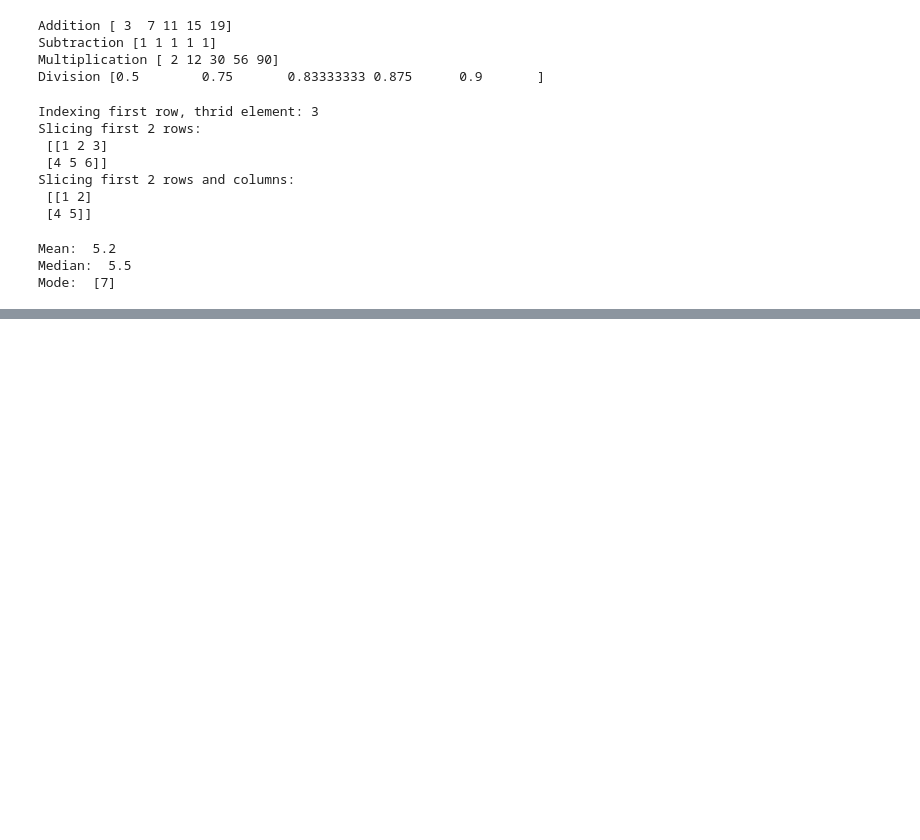
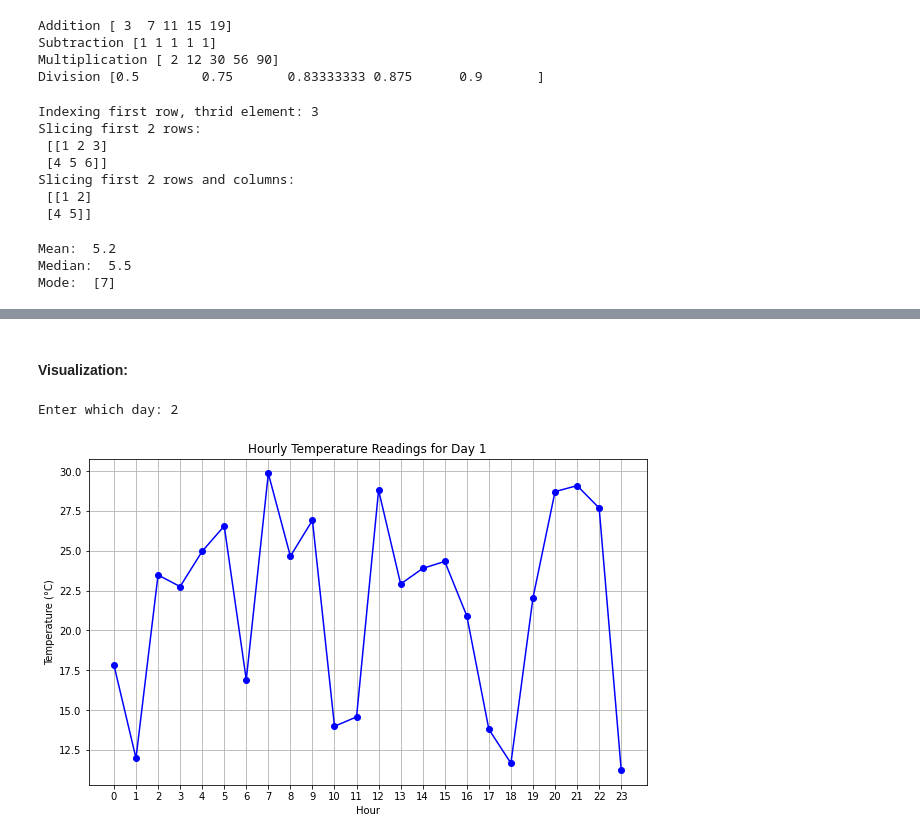
Before and after one commit to Praneesh-Sharma/uni-sem-6, a Jupyter notebook: TTL/Feb-2.ipynb, the cells around one changed output, grey strips where cells are left out. Drawn from its saved outputs; the diff is of its cells as text; code cells hidden in the pictures; blank space fills up the shorter version.

```diff
--- a/TTL/Feb-2.ipynb
+++ b/TTL/Feb-2.ipynb
@@ -73,0 +87,4 @@ Reshaped array:
+# %%
+#Create a NumPy array with randomly generated hourly temperature readings for a week (168 data points).
+#The temperature readings can vary between 10°C and 30°C.
+data = np.random.uniform(10,30,168)
@@ -73,0 +106,18 @@ Reshaped array:
+# %%
+#Reshape the temperature array into a 2D array, where each row represents a day and each column represents an hour.
+data = data.reshape(7,24)
+
+#Calculate the mean temperature for each day.
+print("Mean temperatures:", np.mean(data, axis=1))
+
+#Determine the hour when the maximum temperature occurs each day.
+print("Maximum temp in hour: ", np.argmax(data, axis=1))
+
+#Identify and print the indices (hours) when the temperature exceeds a certain threshold (e.g., 25°C).
+threshold = np.where(data > 25)
+print("\nHours when temp exceeds threshold:")
+for day, hour in zip(*threshold):
+    print(day, hour)
+
+#Count the number of occurrences when the temperature exceeds this threshol
+print("\nNumber of occurrences: ", np.sum(data>25))
@@ -73,0 +169,21 @@ Reshaped array:
+# %% [markdown]
+#### Visualization:
+# %%
+#Use Matplotlib to plot the hourly temperature readings for one selected day.
+import matplotlib.pyplot as plt
+
+day = int(input("Enter which day: "))
+num = data[day]
+xaxis = np.arange(24)
+
+plt.figure(figsize=(10, 6))
+plt.plot(xaxis, num, marker='o', color='b', linestyle='-')
+plt.title('Hourly Temperature Readings for Day 1')
+plt.xlabel('Hour')
+plt.ylabel('Temperature (°C)')
+plt.grid(True)
+plt.xticks(xaxis)
+plt.show()
+# %% [output]
+Enter which day: 2
+[figure, added]
```
Also changed, not shown: parts of 8 cells of this notebook.
